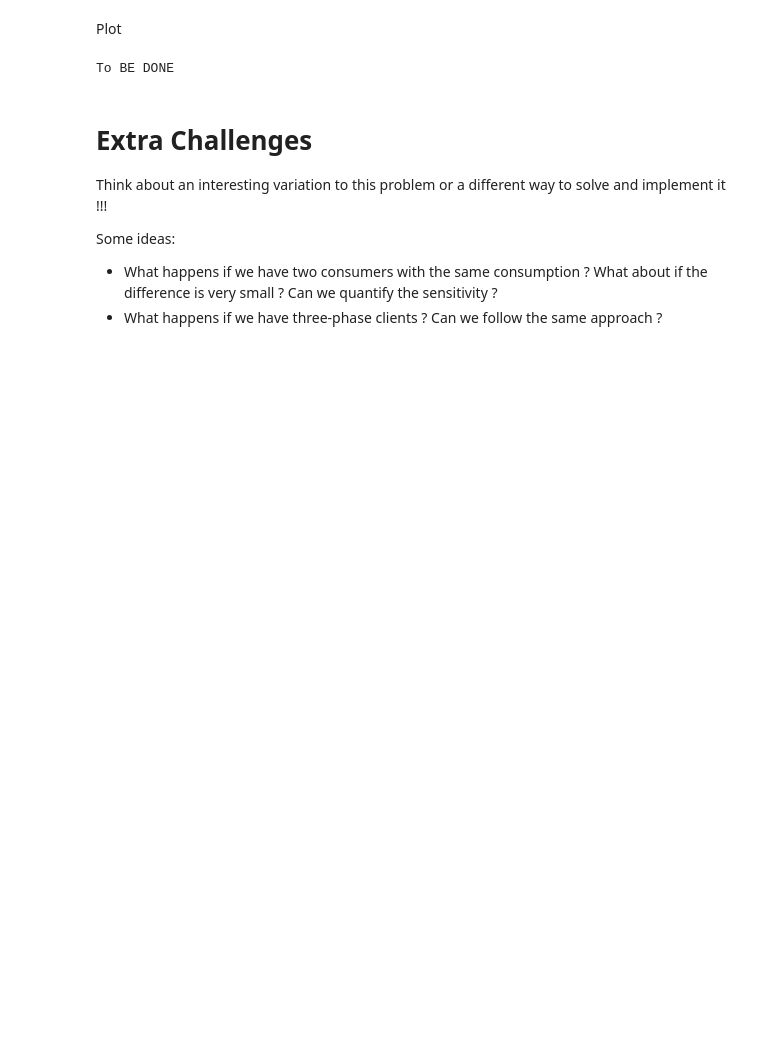
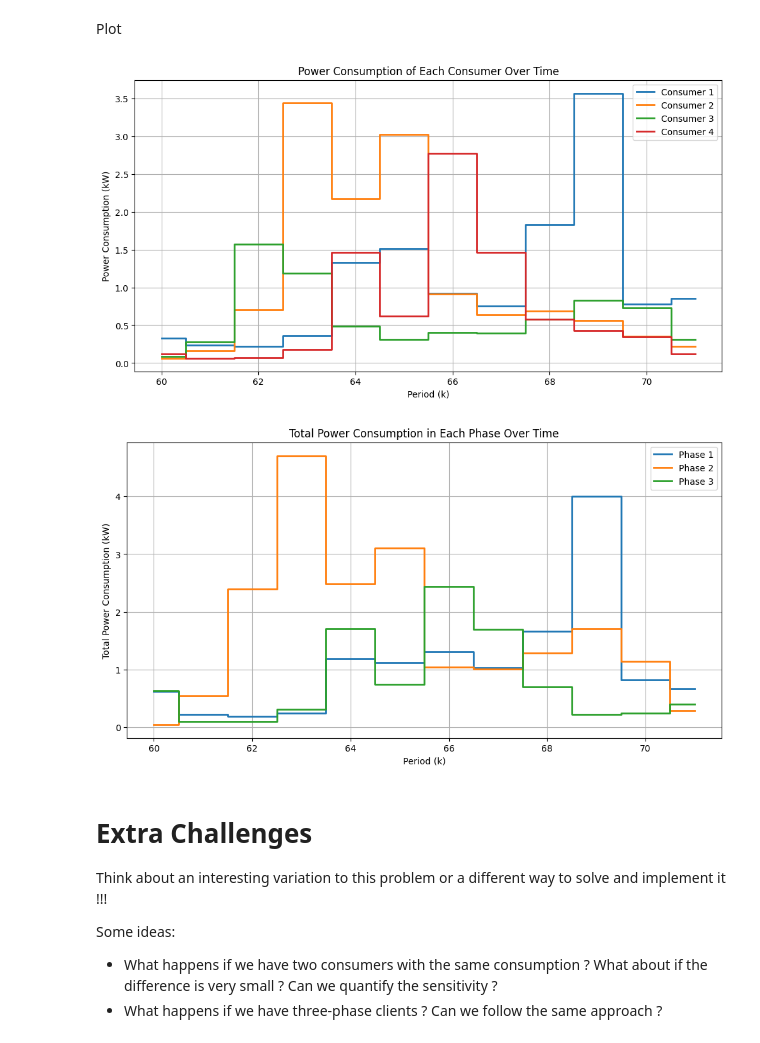
Before and after one commit to matildeaugusto/ADRI, a Jupyter notebook: 1/Class1_Students.ipynb, the cells around one changed output. Cells and saved outputs as stored; diff of their text form; code cells hidden in the pictures; blank space fills up the shorter version.

Commit message:
changes done during class

```diff
--- a/1/Class1_Students.ipynb
+++ b/1/Class1_Students.ipynb
@@ -114,0 +117,19 @@ To BE DONE
+# %%
+## Calculate the total power consumed in each phase (f) in each period (k)
+# Create a matrix Y of size (number of periods, number of phases) to store the total power consumed in each phase in each period
+
+
+n_periods = power_T.shape[0]   # Number of periods (rows) in the power_T matrix
+Y = np.zeros((n_periods, 3))   # Initialize the Y matrix with zeros (3 columns for 3 phases)
+
+for f in range(3):
+    Y[:, f] = power_T[:, phase_idx == f].sum(axis=1)
+print ("The matrix 'Y' represents the total power consumed in each phase (f) in each period (k)")
+print ("In the lecture notes, this value is represented by Y.")
+print ("The value of Y is:\n",Y)
+
+# Add noise to Y with gaussian distribuition
+noise_matrix = noise * np.random.randn(*Y.shape)
+Y_noisy = Y + noise_matrix
+print ("The matrix 'Y_noisy' represents the total power consumed in each phase (f) in each period (k) with noise added.")
+print ("The value of Y_noisy is:\n",Y_noisy)
@@ -123,9 +202,32 @@ To BE DONE
 # %% [markdown]
 Plot
-# %%
-print ("To BE DONE")
-# %% [output]
-To BE DONE
+# %%
+# Plot in the same graph the consumption of each consumer in each period
+
+plt.figure(figsize=(12, 6))
+for i in range(nc):
+    plt.step(range(ts, te+1), power_T[:, i], label=f'Consumer {i+1}', where='mid', linewidth=2)
+plt.title('Power Consumption of Each Consumer Over Time')
+plt.xlabel('Period (k)')
+plt.ylabel('Power Consumption (kW)')
+plt.legend()
+plt.grid()
+plt.show()
+
+# Plot of the power consuption of each phase in the substation in each period
+
+plt.figure(figsize=(12, 6))
+for f in range(3):
+    plt.step(range(ts, te+1), Y_noisy[:, f], label=f'Phase {f+1}', where='mid', linewidth=2)
+plt.title('Total Power Consumption in Each Phase Over Time')
+plt.xlabel('Period (k)')
+plt.ylabel('Total Power Consumption (kW)')
+plt.legend()
+plt.grid()
+plt.show()
+# %% [output]
+[figure, added]
+[figure, added]
 # %% [markdown]
 # Extra Challenges
 Think about an interesting variation to this problem or a different way to solve and implement it !!!
```
Also changed, not shown: parts of 10 cells of this notebook, 2 other files.
